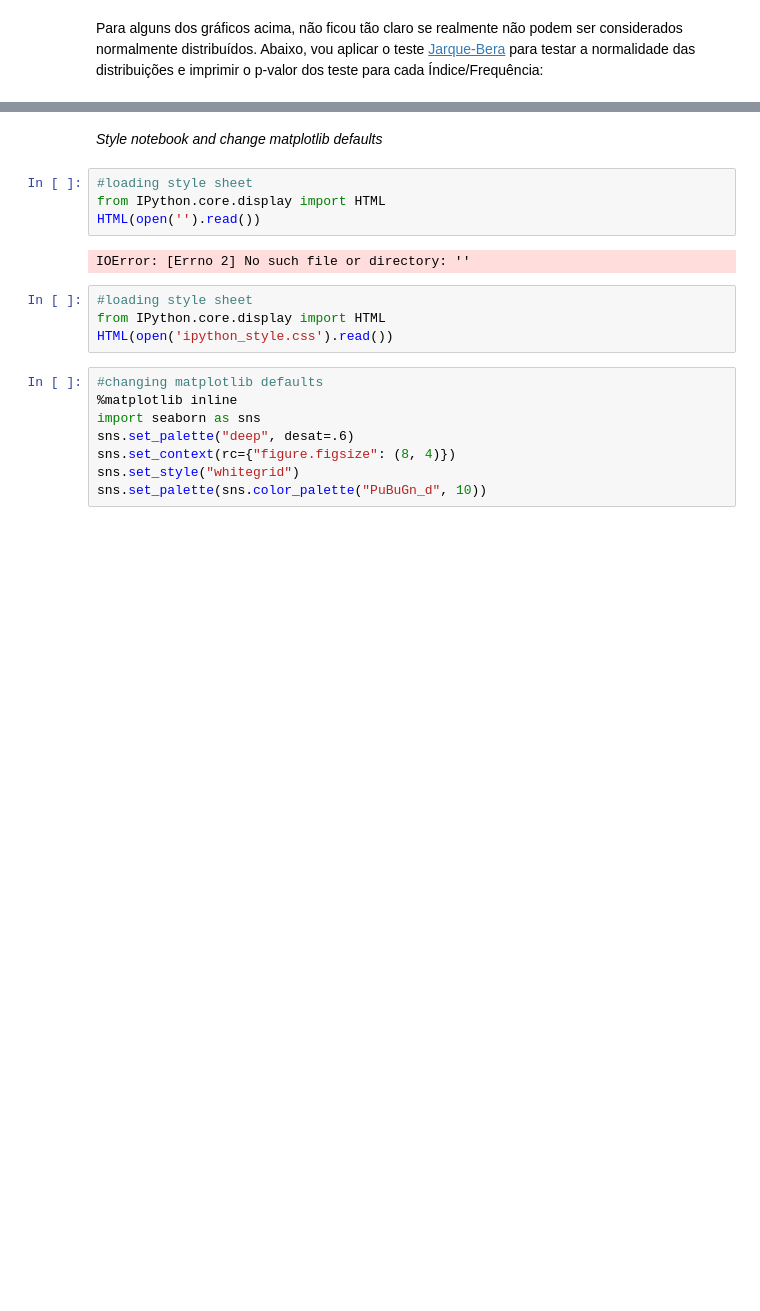
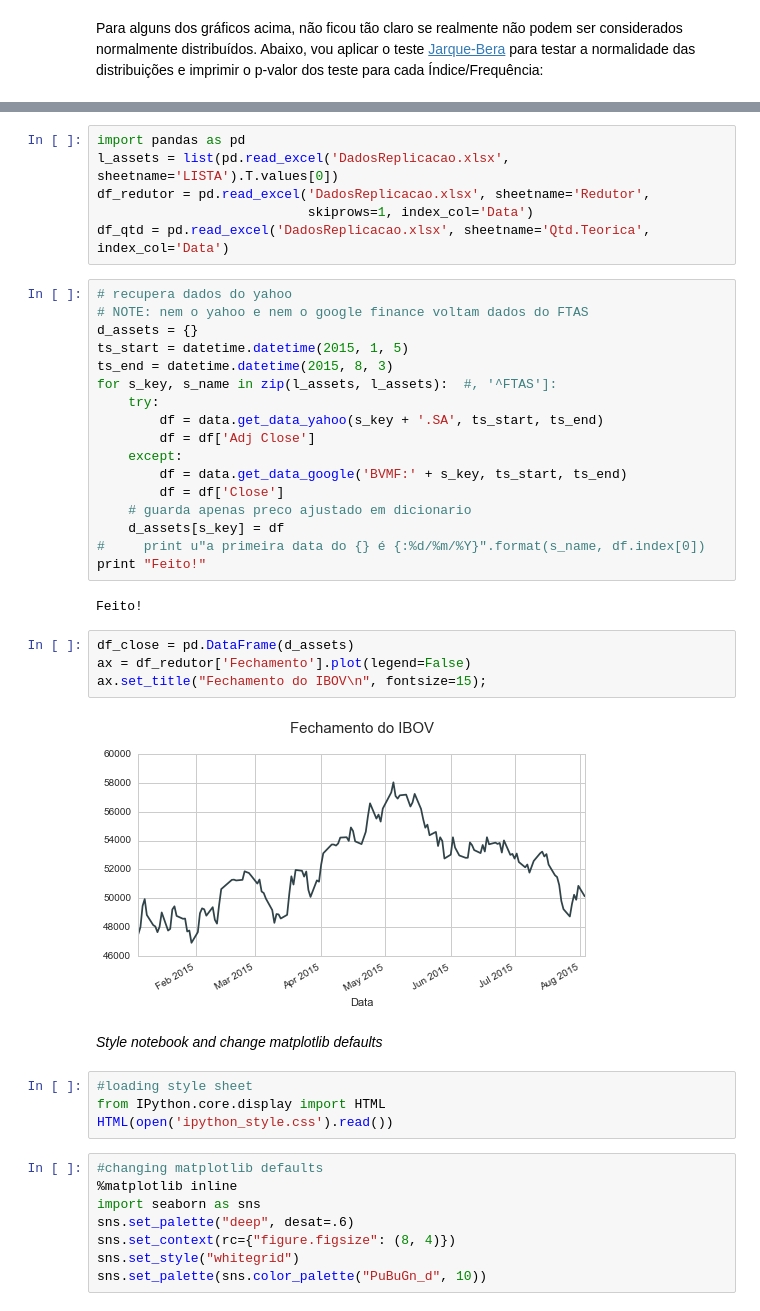
Before and after one commit to ucaiado/AssetReturns_Behavior, a Jupyter notebook: AssetReturn_Behavor.ipynb, the cells around one changed output, grey strips where cells are left out. Cells and saved outputs as stored; diff of their text form; blank space fills up the shorter version.

Commit message:
tests: start to reproduce the IBOV using just the returns

```diff
--- a/AssetReturn_Behavor.ipynb
+++ b/AssetReturn_Behavor.ipynb
@@ -220,11 +215,36 @@ Nesta segunda parte o objetivo é praticar a agregação transversal de retornos
+# %%
+import pandas as pd
+l_assets = list(pd.read_excel('DadosReplicacao.xlsx', sheetname='LISTA').T.values[0])
+df_redutor = pd.read_excel('DadosReplicacao.xlsx', sheetname='Redutor',
+                           skiprows=1, index_col='Data')
+df_qtd = pd.read_excel('DadosReplicacao.xlsx', sheetname='Qtd.Teorica', index_col='Data')
+# %%
+# recupera dados do yahoo
+# NOTE: nem o yahoo e nem o google finance voltam dados do FTAS
+d_assets = {}
+ts_start = datetime.datetime(2015, 1, 5)
+ts_end = datetime.datetime(2015, 8, 3)
+for s_key, s_name in zip(l_assets, l_assets):  #, '^FTAS']:
+    try:
+        df = data.get_data_yahoo(s_key + '.SA', ts_start, ts_end)
+        df = df['Adj Close']
+    except:
+        df = data.get_data_google('BVMF:' + s_key, ts_start, ts_end)
+        df = df['Close']
+    # guarda apenas preco ajustado em dicionario
+    d_assets[s_key] = df
+#     print u"a primeira data do {} é {:%d/%m/%Y}".format(s_name, df.index[0])
+print "Feito!"
+# %% [output]
+Feito!
+# %%
+df_close = pd.DataFrame(d_assets)
+ax = df_redutor['Fechamento'].plot(legend=False)
+ax.set_title("Fechamento do IBOV\n", fontsize=15);
+# %% [output]
+[figure, added]
 # %% [markdown]
 *Style notebook and change matplotlib defaults*
-# %%
-#loading style sheet
-from IPython.core.display import HTML
-HTML(open('').read())
-# %% [output]
-IOError: [Errno 2] No such file or directory: ''
 # %%
 #loading style sheet
 from IPython.core.display import HTML
```
Also changed, not shown: parts of 10 cells of this notebook, 1 other file.
